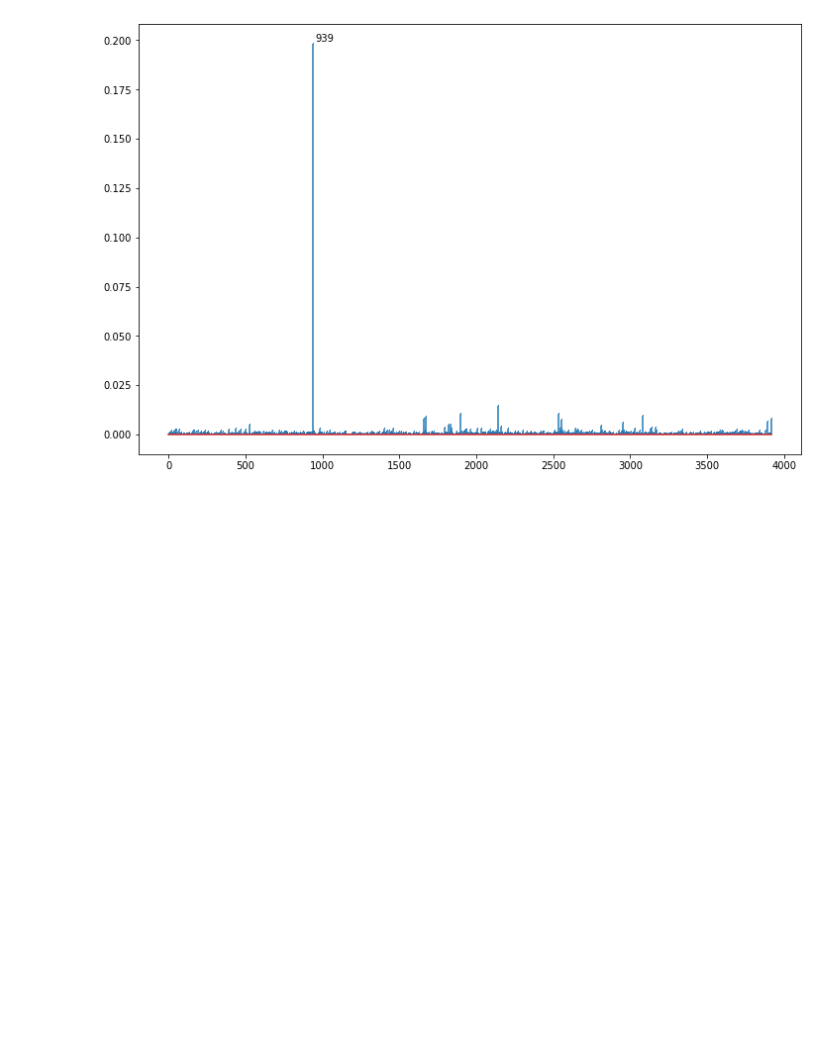
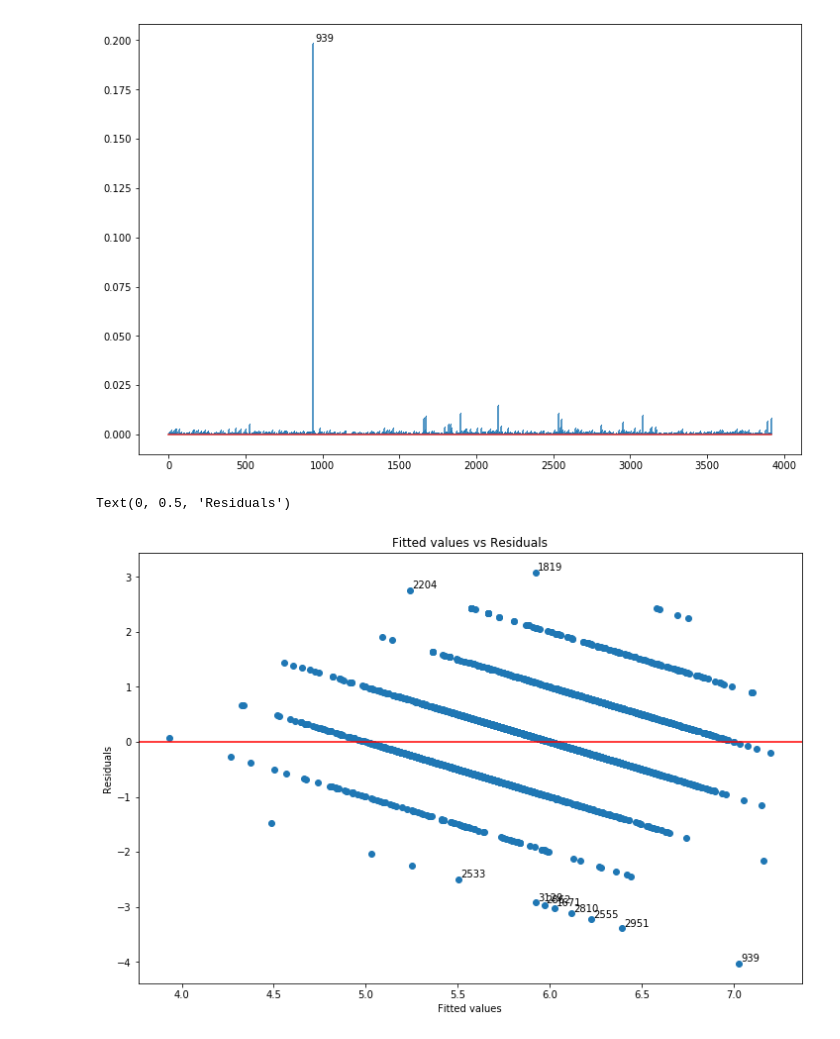
Before and after one commit to utomoreza/WhiteWineQuality_LR, a Jupyter notebook: main.ipynb, the cells around one changed output. Saved outputs shown, nothing was run; the diff lists cells and outputs as text; code cells hidden in the pictures; blank space fills up the shorter version.

```diff
--- a/main.ipynb
+++ b/main.ipynb
@@ -481,5 +470,23 @@ for i, idx in enumerate(indices):
                        textcoords ="offset points")
 # %% [output]
 [figure]
+# %%
+out_resids = np.where((model_white1b.resid > 2.5) | (model_white1b.resid < -2.5))
+out_resids = list(out_resids[0][:])
+
+fig, ax = plt.subplots(figsize=(12,8))
+fig = plt.scatter(model_white1b.fittedvalues, model_white1b.resid)
+fig = plt.axhline(y=0, color='r', linestyle='-')
+for i, fill in enumerate(out_resids):
+    plt.gca().annotate('{}'.format(fill),
+                       xy=(model_white1b.fittedvalues[fill], model_white1b.resid[fill]),
+                       xytext=(2,2),
+                       textcoords ="offset points")
+plt.title('Fitted values vs Residuals')
+plt.xlabel('Fitted values')
+plt.ylabel('Residuals')
+# %% [output]
+Text(0, 0.5, 'Residuals')
+[figure, added]
 # %%
 fig, ax = plt.subplots(figsize=(12,8))
```
Also changed, not shown: parts of 19 cells of this notebook.
